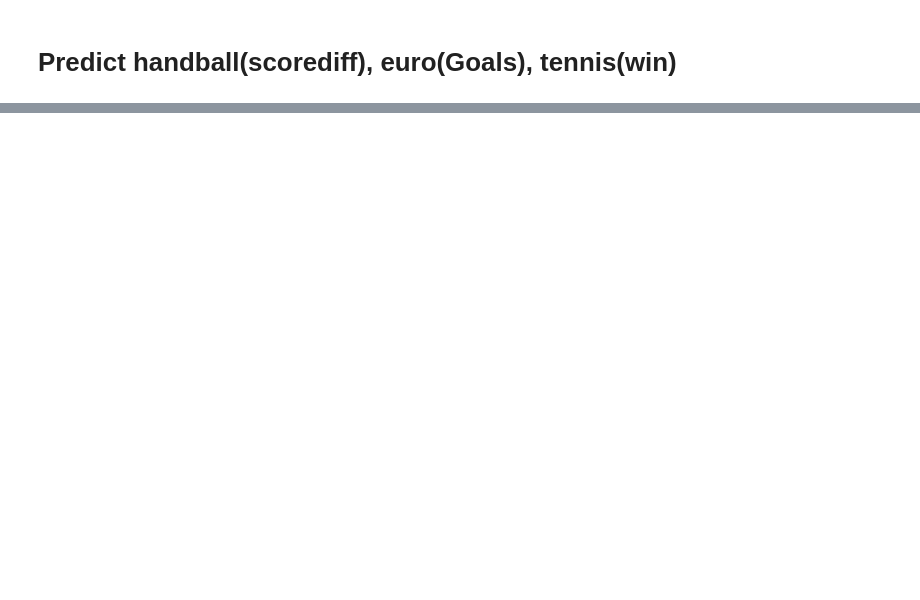
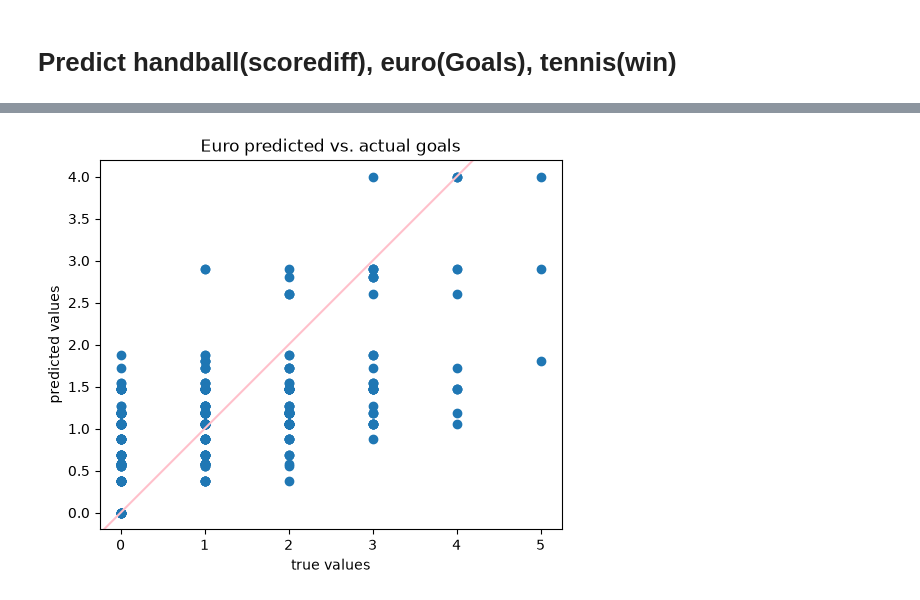
Before and after one commit to TuDCaseStudies26/CS2, a Jupyter notebook: sheet2/taski.ipynb, the cells around one changed output, grey strips where cells are left out. Saved outputs shown, nothing was run; the diff lists cells and outputs as text; code cells hidden in the pictures; blank space fills up the shorter version.

```diff
--- a/sheet2/taski.ipynb
+++ b/sheet2/taski.ipynb
@@ -40,9 +41,7 @@ euro_features: list[str] = [
     "GroupStage",
     "GDP",
     "MarketValue",
-    "FifaRank", ?
-i
-
+    "FifaRank",
     "UefaPoints",
     "CLPlayers"
 ]
@@ -125,0 +222,11 @@ sum(handball_diff)
+# %%
+fig, ax = plt.subplots()
+ax.scatter(euro_res, euro_pred)
+ax.set_title("Euro predicted vs. actual goals")
+ax.set_xlabel("true values")
+ax.set_ylabel("predicted values")
+ax.axline((0,0), slope=1, linestyle="-", color="pink")
+ax.set_aspect("equal", adjustable="box")
+plt.show()
+# %% [output]
+[figure, added]
```
Also changed, not shown: parts of 24 cells of this notebook, 2 other files.
